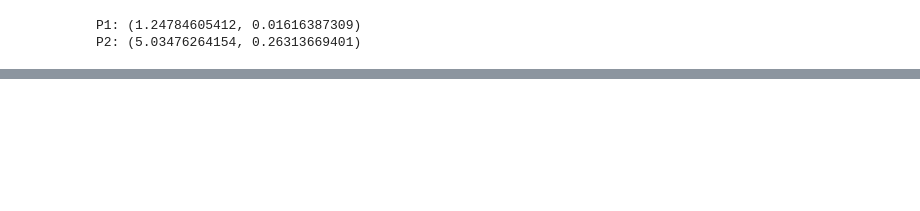
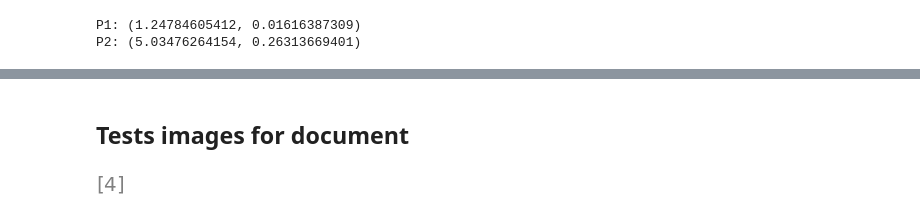
Before and after one commit to ha1fdan/2.c_programmering, a Jupyter notebook: so6/Untitled.ipynb, the cells around one changed output, grey strips where cells are left out. Cells and saved outputs as stored; diff of their text form; code cells hidden in the pictures; blank space fills up the shorter version.

```diff
--- a/so6/Untitled.ipynb
+++ b/so6/Untitled.ipynb
@@ -70,0 +75,9 @@ plt.show()
+# %% [markdown]
+## Tests images for document
+# %%
+from sympy import *
+x = symbols('x')      # Definer ubekendt
+ligning=Eq(2*x+2, 10) # 2x+2 = 10
+solve(ligning, x)     # Løs for x
+# %% [output]
+[figure, added]
```
Also changed, not shown: parts of 5 cells of this notebook.
